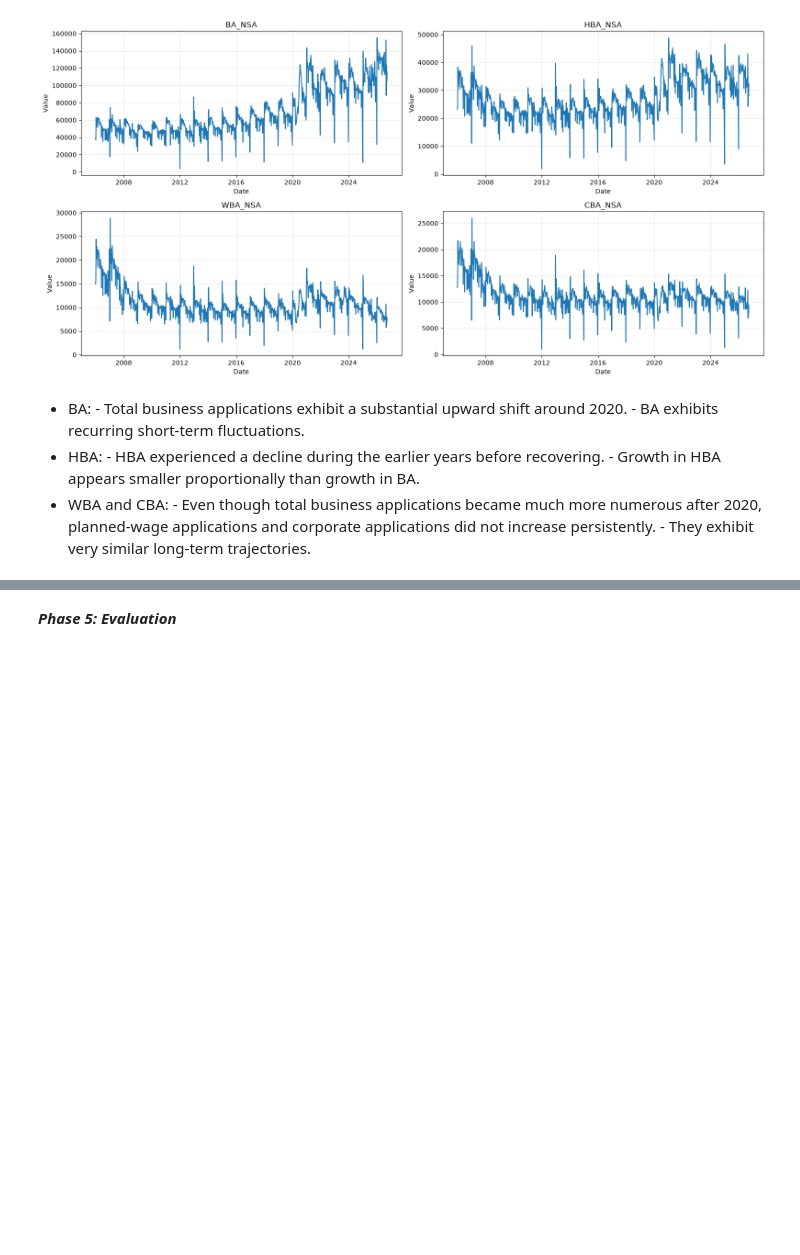
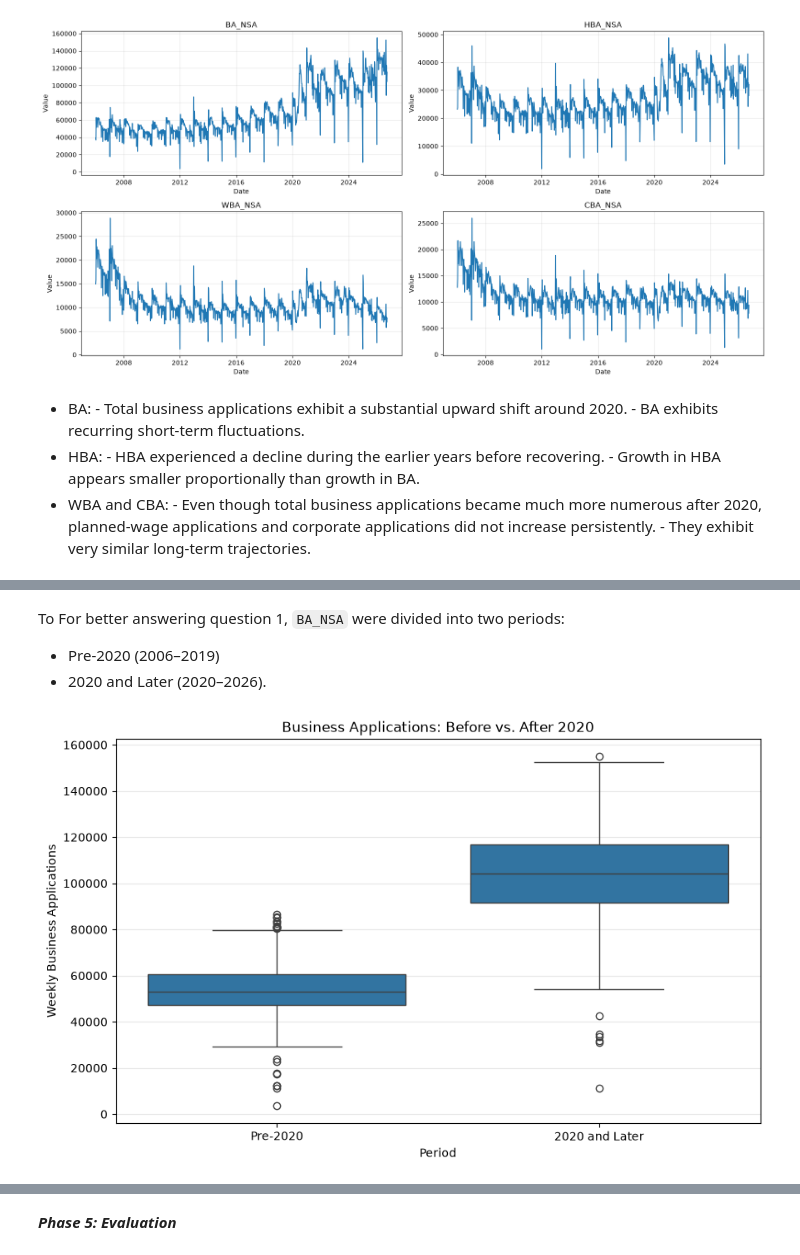
Before and after one commit to farzanehmasteri/EDA---US-Business-Formation-Statistics-Dataset, a Jupyter notebook: code.ipynb, the cells around one changed output, grey strips where cells are left out. Saved outputs shown, nothing was run; the diff lists cells and outputs as text; code cells hidden in the pictures; blank space fills up the shorter version.

```diff
--- a/code.ipynb
+++ b/code.ipynb
@@ -517,0 +598,25 @@ plt.show()
+# %% [markdown]
+To For better answering question 1, `BA_NSA` were divided into two periods:
+- Pre-2020 (2006–2019)
+- 2020 and Later (2020–2026).
+# %%
+import matplotlib.pyplot as plt
+import seaborn as sns
+
+plt.figure(figsize=(10, 6))
+
+sns.boxplot(
+    data=df,
+    x="Period",
+    y="BA_NSA",
+    order=["Pre-2020", "2020 and Later"]
+)
+
+plt.title("Business Applications: Before vs. After 2020")
+plt.xlabel("Period")
+plt.ylabel("Weekly Business Applications")
+plt.grid(axis="y", alpha=0.3)
+
+plt.show()
+# %% [output]
+[figure, added]
```
Also changed, not shown: parts of 33 cells of this notebook.
